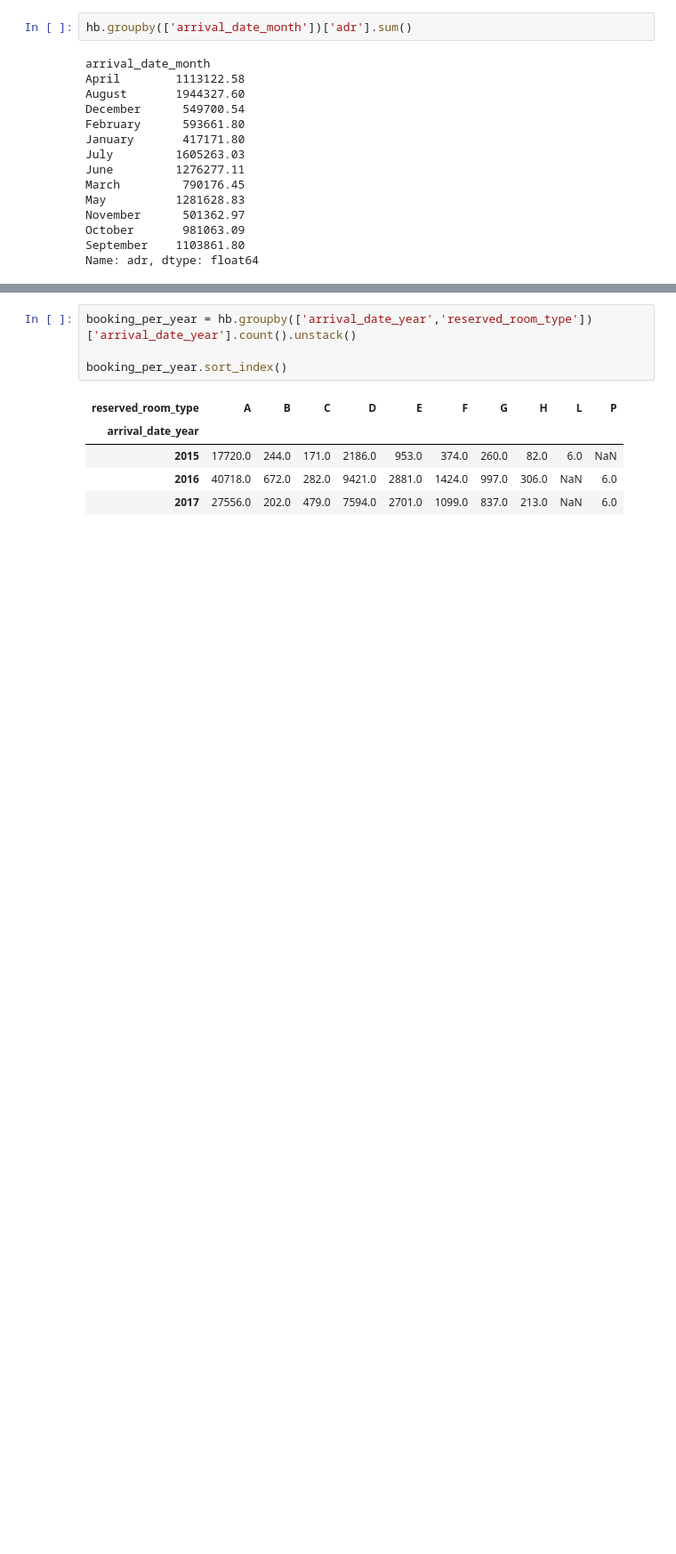
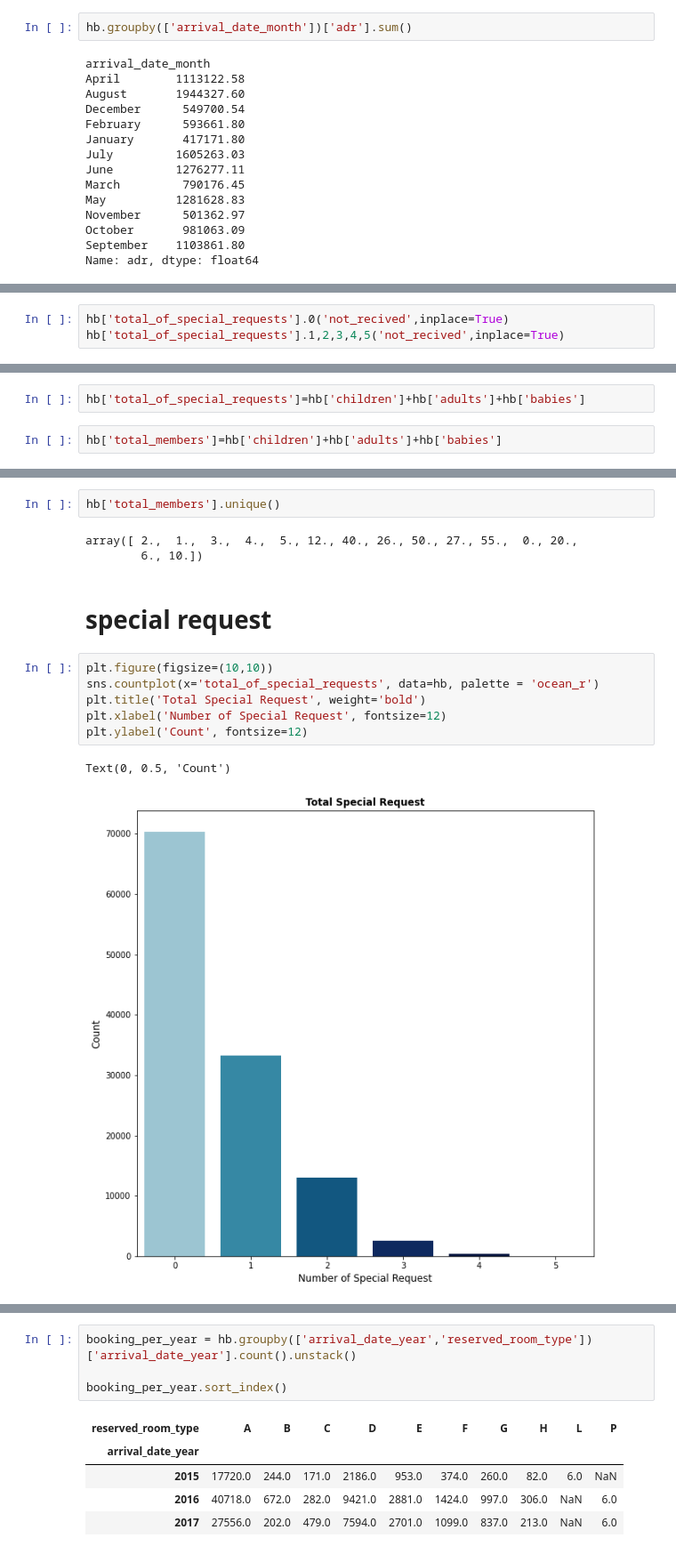
Before and after one commit to prakash4191/project_hotelbooking, a Jupyter notebook: Project_Hotel_Booking.ipynb, the cells around one changed output, grey strips where cells are left out. Shown: that part at 89% size. Drawn from its saved outputs; the diff is of its cells as text; blank space fills up the shorter version.

```diff
--- a/Project_Hotel_Booking.ipynb
+++ b/Project_Hotel_Booking.ipynb
@@ -419,0 +464,3 @@ Name: adr, dtype: float64
+# %%
+hb['total_of_special_requests'].0('not_recived',inplace=True)
+hb['total_of_special_requests'].1,2,3,4,5('not_recived',inplace=True)
@@ -419,0 +472,4 @@ Name: adr, dtype: float64
+# %%
+hb['total_of_special_requests']=hb['children']+hb['adults']+hb['babies']
+# %%
+hb['total_members']=hb['children']+hb['adults']+hb['babies']
@@ -419,0 +486,16 @@ Name: adr, dtype: float64
+# %%
+hb['total_members'].unique()
+# %% [output]
+array([ 2.,  1.,  3.,  4.,  5., 12., 40., 26., 50., 27., 55.,  0., 20.,
+        6., 10.])
+# %% [markdown]
+# special request
+# %%
+plt.figure(figsize=(10,10))
+sns.countplot(x='total_of_special_requests', data=hb, palette = 'ocean_r')
+plt.title('Total Special Request', weight='bold')
+plt.xlabel('Number of Special Request', fontsize=12)
+plt.ylabel('Count', fontsize=12)
+# %% [output]
+Text(0, 0.5, 'Count')
+[figure, added]
```
Also changed, not shown: parts of 27 cells of this notebook.
